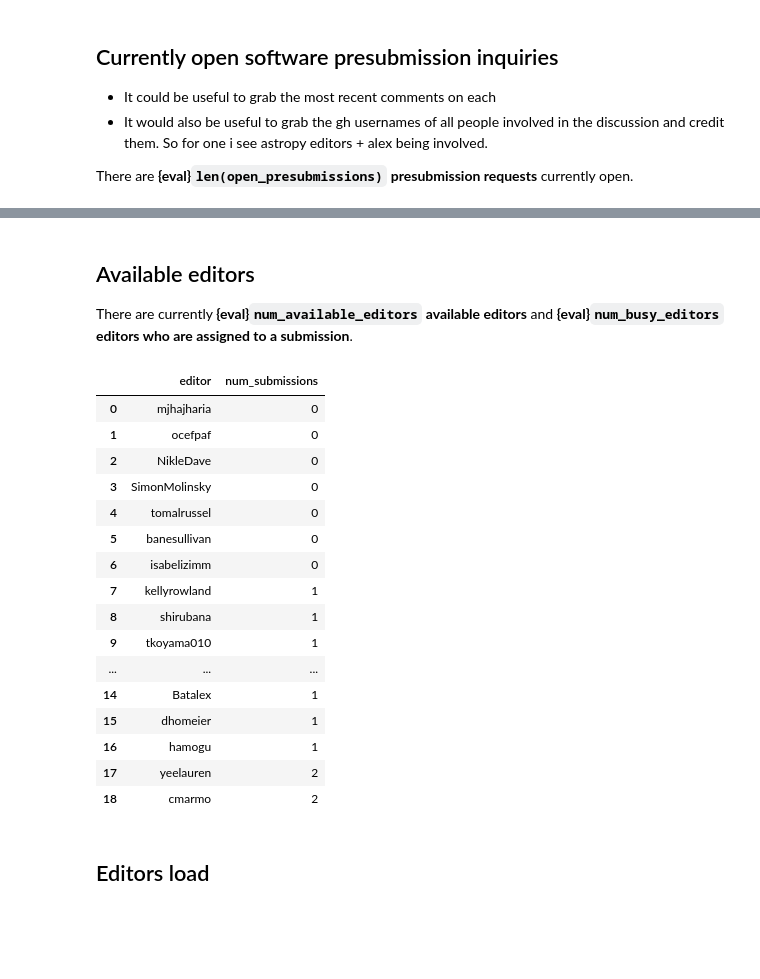
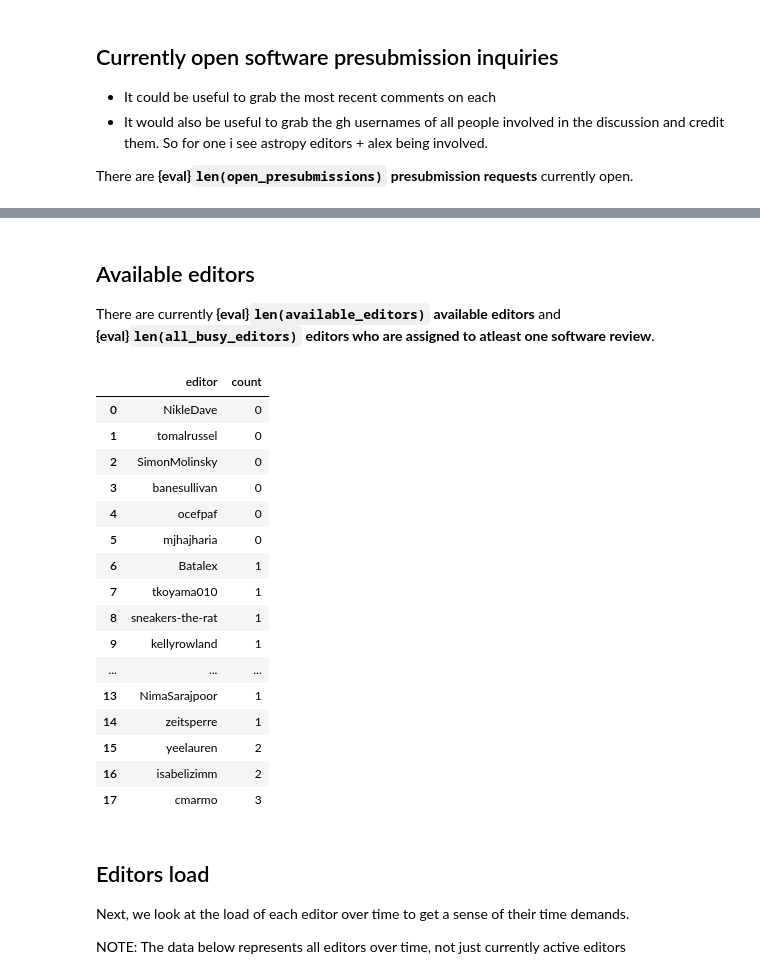
Before and after one commit to pyOpenSci/peer-review-metrics, a Jupyter notebook: metrics/peer-review/current-reviews-data.ipynb, the cells around one changed output, grey strips where cells are left out. Cells and saved outputs as stored; diff of their text form; code cells hidden in the pictures; blank space fills up the shorter version.

Commit message:
fix: grab better data and cleanup available editor list

```diff
--- a/metrics/peer-review/current-reviews-data.ipynb
+++ b/metrics/peer-review/current-reviews-data.ipynb
@@ -67,0 +54,4 @@ total_open = len(open_reviews)
+# %%
+open_reviews["Days Open"] = (today - open_reviews["Date Opened"]).dt.days
+open_reviews["Date Opened"] = open_reviews["Date Opened"].dt.date
+open_reviews["Last Comment"] = open_reviews["Last Comment"].dt.date
@@ -194,0 +176,22 @@ num_available_editors = len(editor_activity_df) - num_busy_editors
+# %%
+# Static list of all editors, updated 7/13/2024
+# Let's pull this list from unique people above who are active.
+# TODO: get this list of current editors dynamically
+all_editors = [
+    "cmarmo",
+    "dhomeier",
+    "ocefpaf",
+    "NikleDave",
+    "SimonMolinsky",
+    "Batalex",
+    "sneakers-the-rat",
+    "tomalrussel",
+    "ctb",
+    "mjhajharia",
+    "hamogu",
+    "isabelizimm",
+    "yeelauren",
+    "banesullivan",
+]
+all_editors_df = pd.DataFrame({"editor": all_editors})
+all_editors_df
@@ -194,0 +214,4 @@ num_available_editors = len(editor_activity_df) - num_busy_editors
+# %%
+# Create table of editors who are currently assigned to an open submission
+busy_editors = open_reviews.loc[open_reviews.editor != "TBD", ["editor"]].value_counts().reset_index()
+busy_editors
@@ -194,0 +232,6 @@ num_available_editors = len(editor_activity_df) - num_busy_editors
+# %%
+all_editor_activity = all_editors_df.merge(busy_editors, on="editor", how="outer").fillna(0)
+
+all_editor_activity["count"]= all_editor_activity["count"].astype(int)
+all_editor_activity.sort_values(by="count", inplace=True)
+all_editor_activity = all_editor_activity.reset_index(drop=True)
@@ -195,26 +257,26 @@ num_available_editors = len(editor_activity_df) - num_busy_editors
 # %% [markdown]
 ## Available editors
 
-There are currently **{eval}`num_available_editors` available editors** and **{eval}`num_busy_editors` editors who are assigned to a submission**.
+There are currently **{eval}`len(available_editors)` available editors** and **{eval}`len(all_busy_editors)` editors who are assigned to atleast one software review**.
 # %%
 # Display editor table
-editor_activity_df
+all_editor_activity
 # %% [output]
-|  | editor | num_submissions |
-| 0 | mjhajharia | 0 |
-| 1 | ocefpaf | 0 |
-| 2 | NikleDave | 0 |
-| 3 | SimonMolinsky | 0 |
-| 4 | tomalrussel | 0 |
-| 5 | banesullivan | 0 |
-| 6 | isabelizimm | 0 |
-| 7 | kellyrowland | 1 |
-| 8 | shirubana | 1 |
-| 9 | tkoyama010 | 1 |
+|  | editor | count |
+| 0 | NikleDave | 0 |
+| 1 | tomalrussel | 0 |
+| 2 | SimonMolinsky | 0 |
+| 3 | banesullivan | 0 |
+| 4 | ocefpaf | 0 |
+| 5 | mjhajharia | 0 |
+| 6 | Batalex | 1 |
+| 7 | tkoyama010 | 1 |
+| 8 | sneakers-the-rat | 1 |
+| 9 | kellyrowland | 1 |
 | ... | ... | ... |
-| 14 | Batalex | 1 |
-| 15 | dhomeier | 1 |
-| 16 | hamogu | 1 |
-| 17 | yeelauren | 2 |
-| 18 | cmarmo | 2 |
+| 13 | NimaSarajpoor | 1 |
+| 14 | zeitsperre | 1 |
+| 15 | yeelauren | 2 |
+| 16 | isabelizimm | 2 |
+| 17 | cmarmo | 3 |
 # %%
@@ -224,3 +284,7 @@ editor_activity_df
-# %% [markdown]
-## Editors load
+# %% [markdown]
+## Editors load
+
+Next, we look at the load of each editor over time to get a sense of their time demands.
+
+NOTE: The data below represents all editors over time, not just currently active editors
 # %%
```
Also changed, not shown: parts of 31 cells of this notebook, 4 other files.
